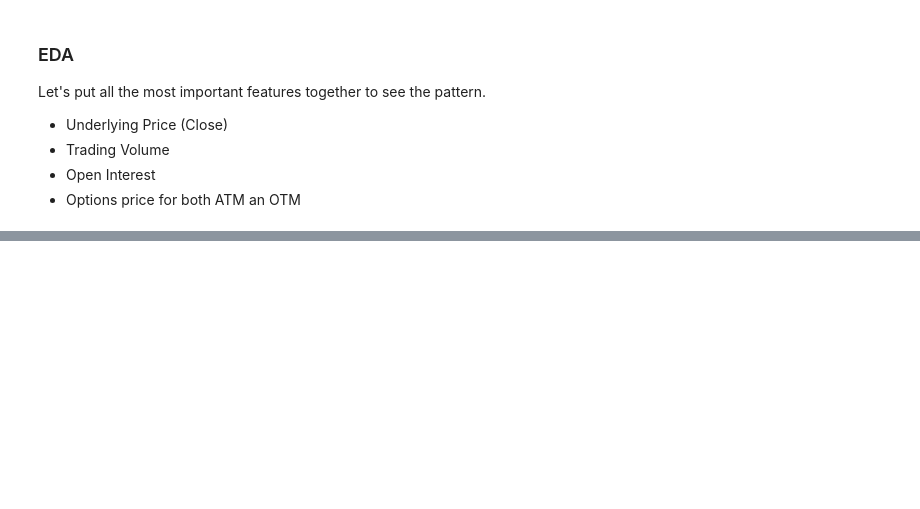
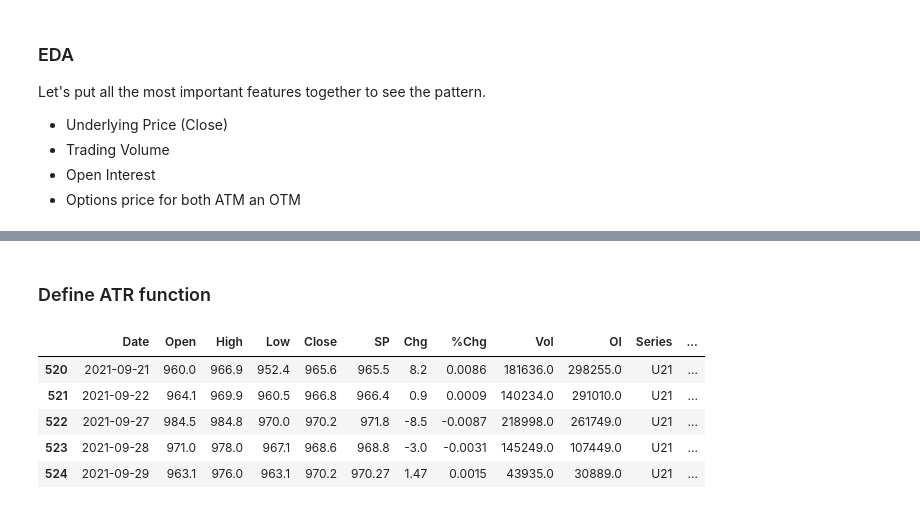
Before and after one commit to soi130/options_analysis, a Jupyter notebook: options_analytics.ipynb, the cells around one changed output, grey strips where cells are left out. Saved outputs shown, nothing was run; the diff lists cells and outputs as text; code cells hidden in the pictures; blank space fills up the shorter version.

```diff
--- a/options_analytics.ipynb
+++ b/options_analytics.ipynb
@@ -385,0 +426,24 @@ The red lines are showing ATM while the grey lines are showing +/-1 OTM. All opt
+# %% [markdown]
+### Define ATR function
+# %%
+def cal_tr(h,l,c):
+    tr = max([h-l,abs(h-c),abs(l-c)])
+    return tr
+
+def df_atr(df,h_col,l_col,c_col,n=14):
+    df['atr'] = None
+    for i in df.index:
+        df.loc[i, 'tr'] = cal_tr(h=df.loc[i, h_col],
+                                    l=df.loc[i, l_col],
+                                    c=df.loc[i, c_col])
+        df['atr'] = df['tr'].rolling(n).mean()
+# %%
+df_atr(ready_df,'High','Low','Close',14)
+ready_df.tail()
+# %% [output]
+|  | Date | Open | High | Low | Close | SP | Chg | %Chg | Vol | OI | Series | ... |
+| 520 | 2021-09-21 | 960.0 | 966.9 | 952.4 | 965.6 | 965.5 | 8.2 | 0.0086 | 181636.0 | 298255.0 | U21 | ... |
+| 521 | 2021-09-22 | 964.1 | 969.9 | 960.5 | 966.8 | 966.4 | 0.9 | 0.0009 | 140234.0 | 291010.0 | U21 | ... |
+| 522 | 2021-09-27 | 984.5 | 984.8 | 970.0 | 970.2 | 971.8 | -8.5 | -0.0087 | 218998.0 | 261749.0 | U21 | ... |
+| 523 | 2021-09-28 | 971.0 | 978.0 | 967.1 | 968.6 | 968.8 | -3.0 | -0.0031 | 145249.0 | 107449.0 | U21 | ... |
+| 524 | 2021-09-29 | 963.1 | 976.0 | 963.1 | 970.2 | 970.27 | 1.47 | 0.0015 | 43935.0 | 30889.0 | U21 | ... |
```
Also changed, not shown: parts of 14 cells of this notebook.
